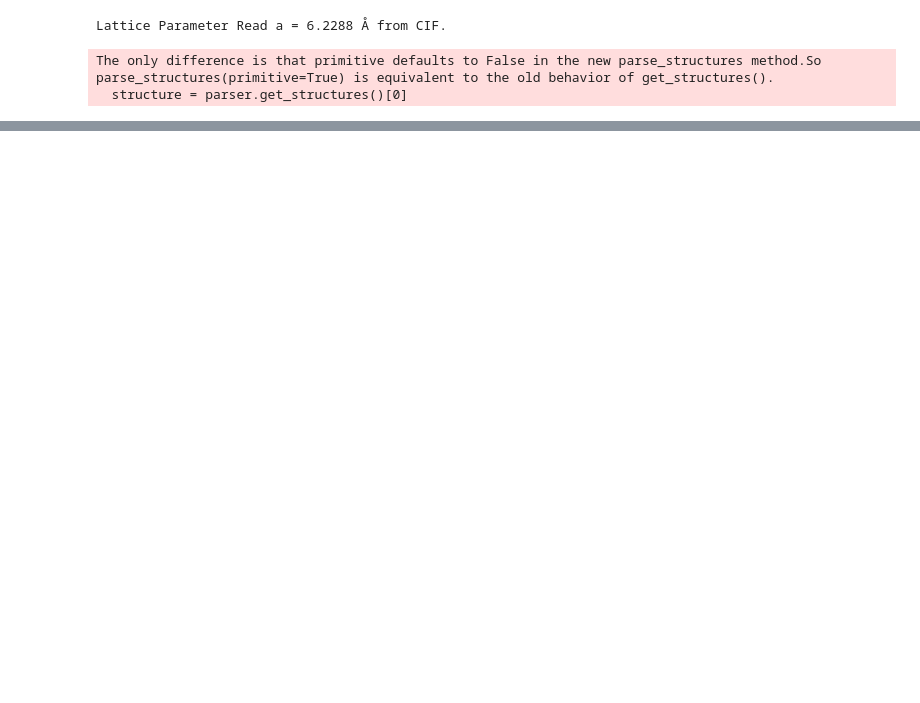
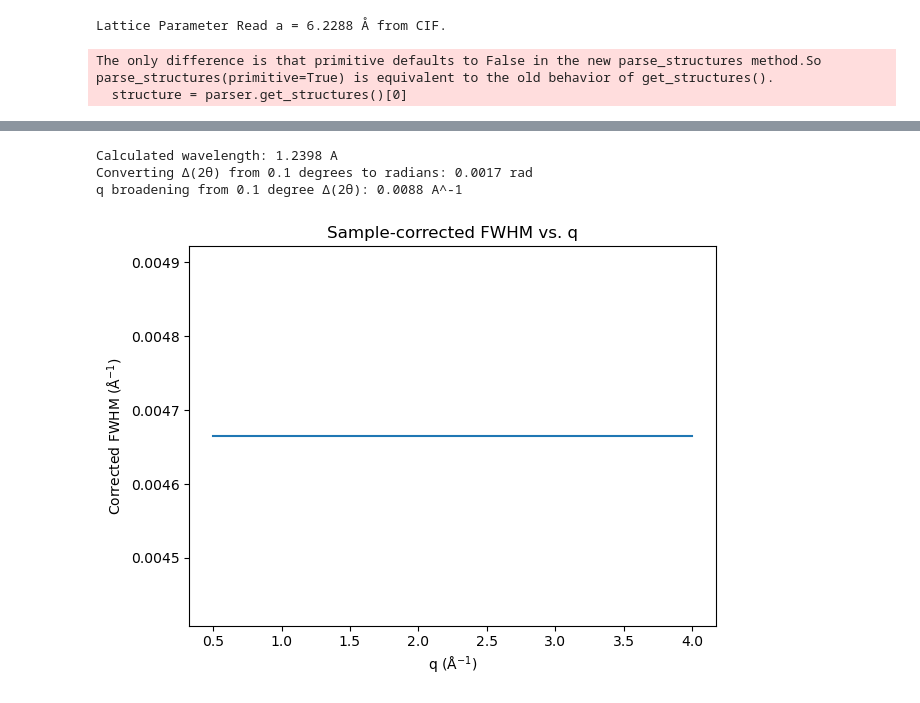
Before and after one commit to Printz-Lab/MultiModalAnalysis, a Jupyter notebook: Scherrer_analysis/interactive_scherrer.ipynb, the cells around one changed output, grey strips where cells are left out. Drawn from its saved outputs; the diff is of its cells as text; code cells hidden in the pictures; blank space fills up the shorter version.

```diff
--- a/Scherrer_analysis/interactive_scherrer.ipynb
+++ b/Scherrer_analysis/interactive_scherrer.ipynb
@@ -69,0 +102,62 @@ plt.show()
+# %%
+def delta_q_from_delta_2theta(delta2theta_deg, wavelength):
+    """
+    Convert an angular instrumental broadening Δ(2θ) to Δq,
+    assuming small θ so cosθ≈1.
+
+    Parameters
+    ----------
+    delta2theta_deg : float
+        Instrumental broadening in degrees (Δ(2θ)).
+    wavelength : float
+        X-ray wavelength in Å.
+
+    Returns
+    -------
+    delta_q : float
+        Approximate q-space broadening in Å⁻¹.
+    """
+    # convert degrees -> radians
+    d2t_rad = np.deg2rad(delta2theta_deg)
+    print(f"Converting Δ(2θ) from {delta2theta_deg} degrees to radians: {d2t_rad:.4f} rad")
+    return (2 * np.pi / wavelength) * d2t_rad
+print(f"Calculated wavelength: {wavelength:.4f} A")
+q_broadening = delta_q_from_delta_2theta(0.1, wavelength)
+print(f"q broadening from 0.1 degree Δ(2θ): {q_broadening:.4f} A^-1")
+# %% [output]
+Calculated wavelength: 1.2398 A
+Converting Δ(2θ) from 0.1 degrees to radians: 0.0017 rad
+q broadening from 0.1 degree Δ(2θ): 0.0088 A^-1
+# %%
+import numpy as np
+import matplotlib.pyplot as plt
+
+# --- User parameters ---
+wavelength = 1.2398  # X-ray wavelength in Å (e.g., Cu Kα)
+delta2theta_deg = 0.1  # Instrumental broadening Δ(2θ) in degrees
+
+# Convert Δ(2θ) to radians and then to Δq
+delta2theta_rad = np.deg2rad(delta2theta_deg)
+instrument_dq = (2 * np.pi / wavelength) * delta2theta_rad
+
+# Generate q-array from 0.5 to 4 Å⁻¹
+q = np.linspace(0.5, 4.0, 100)
+
+# --- Measured FWHM in q-space (Å⁻¹) ---
+# Replace this synthetic example with your actual measured values array
+# measured_fwhm = np.loadtxt('measured_fwhm.txt')
+measured_fwhm = 0.01*np.ones(len(q))  # example linear trend
+
+# Compute corrected FWHM: deconvolve instrument broadening in quadrature
+corrected_fwhm = np.sqrt(np.clip(measured_fwhm**2 - instrument_dq**2, 0, None))
+
+# Plot
+plt.figure()
+plt.plot(q, corrected_fwhm)
+plt.xlabel('q (Å$^{-1}$)')
+plt.ylabel('Corrected FWHM (Å$^{-1}$)')
+plt.title('Sample-corrected FWHM vs. q')
+plt.tight_layout()
+plt.show()
+# %% [output]
+[figure, added]
```
Also changed, not shown: parts of 5 cells of this notebook, 7 other files.
